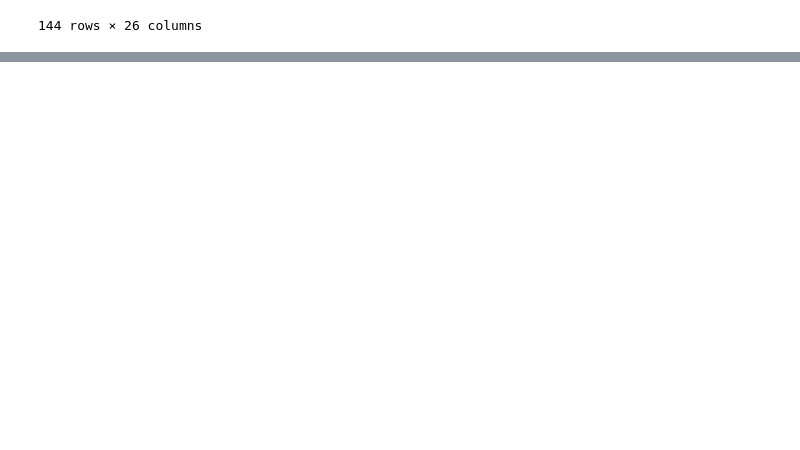
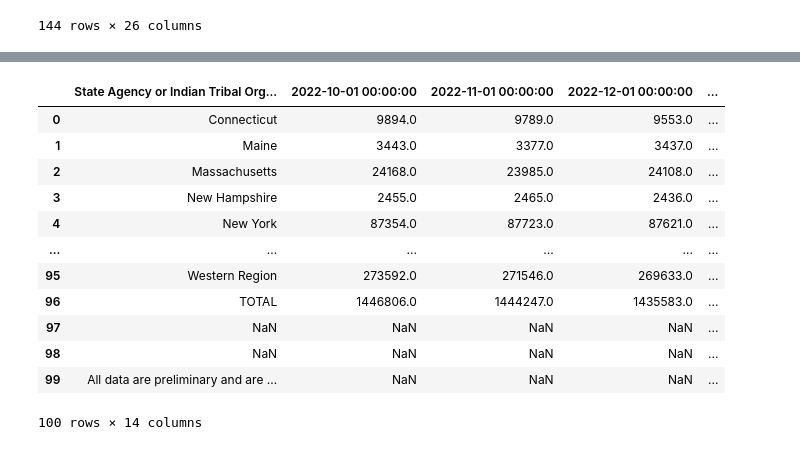
Before and after one commit to chadhollman/hrsa-grants-api, a Jupyter notebook: EHB Grants.ipynb, the cells around one changed output, grey strips where cells are left out. Cells and saved outputs as stored; diff of their text form; code cells hidden in the pictures; blank space fills up the shorter version.

```diff
--- a/EHB Grants.ipynb
+++ b/EHB Grants.ipynb
@@ -58,0 +142,19 @@ ehb_active_clean[(ehb_active_clean["HRSA Program Area Name"] == 'Maternal and Ch
+# %%
+# there are additional worksheets that can be looked. The one we loaded is the total of those sheets
+wic_xls = pd.read_excel("data/wicagencies2023ytd-10.xlsx", sheet_name=['Total Women'], skiprows = 4)
+wic_xls_df = wic_xls['Total Women']
+wic_xls_df
+# %% [output]
+|  | State Agency or Indian Tribal Org... | 2022-10-01 00:00:00 | 2022-11-01 00:00:00 | 2022-12-01 00:00:00 | ... |
+| 0 | Connecticut | 9894.0 | 9789.0 | 9553.0 | ... |
+| 1 | Maine | 3443.0 | 3377.0 | 3437.0 | ... |
+| 2 | Massachusetts | 24168.0 | 23985.0 | 24108.0 | ... |
+| 3 | New Hampshire | 2455.0 | 2465.0 | 2436.0 | ... |
+| 4 | New York | 87354.0 | 87723.0 | 87621.0 | ... |
+| ... | ... | ... | ... | ... | ... |
+| 95 | Western Region | 273592.0 | 271546.0 | 269633.0 | ... |
+| 96 | TOTAL | 1446806.0 | 1444247.0 | 1435583.0 | ... |
+| 97 | NaN | NaN | NaN | NaN | ... |
+| 98 | NaN | NaN | NaN | NaN | ... |
+| 99 | All data are preliminary and are ... | NaN | NaN | NaN | ... |
+100 rows × 14 columns
```
Also changed, not shown: parts of 16 cells of this notebook.
